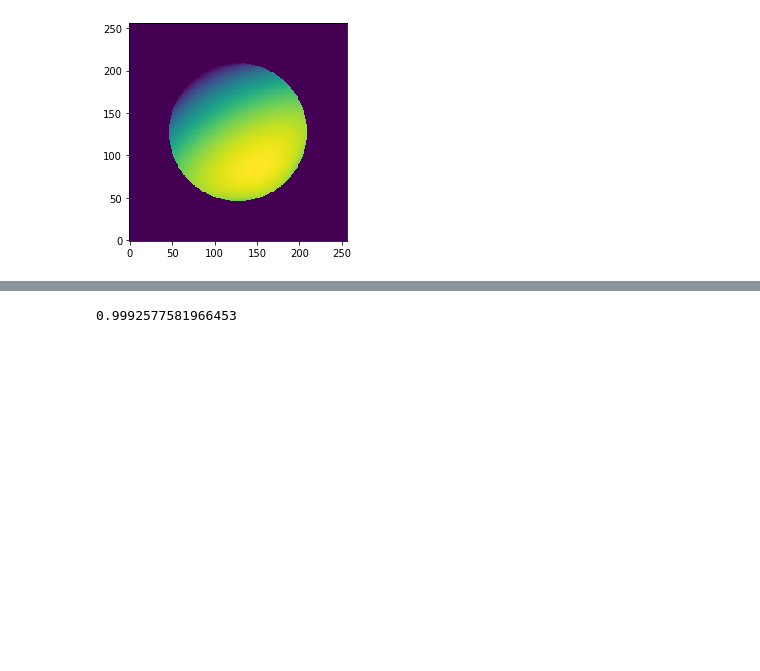
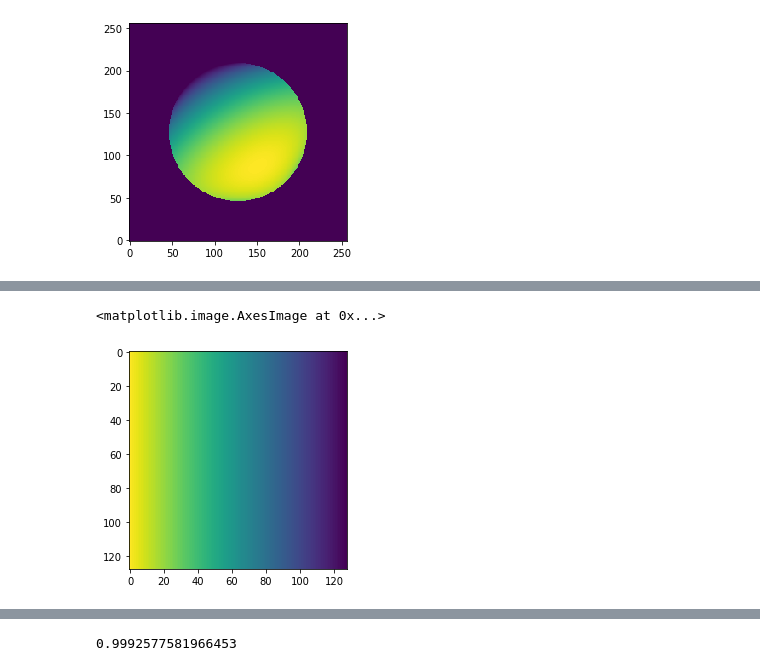
Before and after one commit to d8xa/XRD-TAF, a Jupyter notebook: Prototype 3D.ipynb, the cells around one changed output, grey strips where cells are left out. Saved outputs shown, nothing was run; the diff lists cells and outputs as text; code cells hidden in the pictures; blank space fills up the shorter version.

```diff
--- a/Prototype 3D.ipynb
+++ b/Prototype 3D.ipynb
@@ -349,0 +387,5 @@ plt.colorbar(im)
+# %%
+plt.imshow(det.plane_det[:,:,0])
+# %% [output]
+<matplotlib.image.AxesImage at 0x...>
+[figure, added]
```
Also changed, not shown: parts of 23 cells of this notebook.
